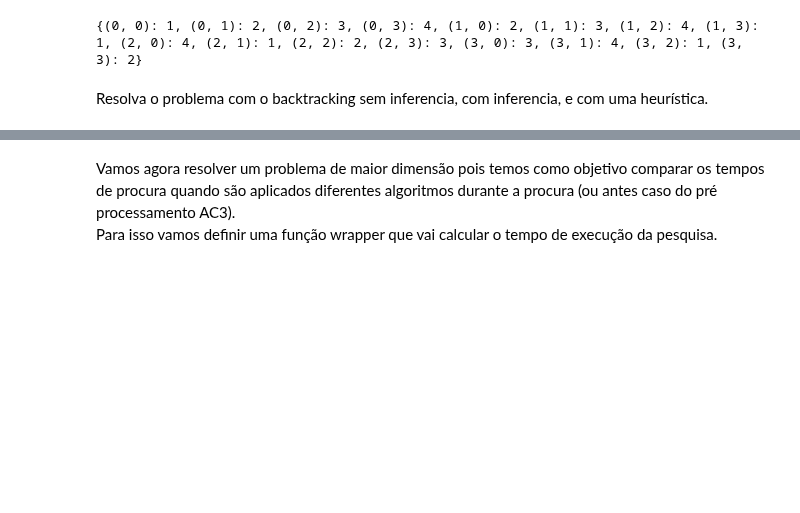
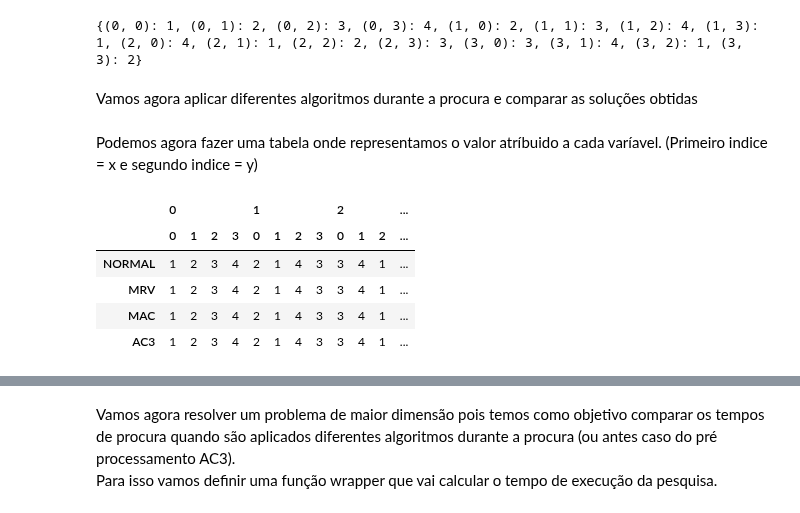
Before and after one commit to Singularitty/ProjetoSI, a Jupyter notebook: Projeto2/projeto2-SI/SI-proj2-42.ipynb, the cells around one changed output, grey strips where cells are left out. Drawn from its saved outputs; the diff is of its cells as text; code cells hidden in the pictures; blank space fills up the shorter version.

```diff
--- a/Projeto2/projeto2-SI/SI-proj2-42.ipynb
+++ b/Projeto2/projeto2-SI/SI-proj2-42.ipynb
@@ -183,5 +185,26 @@ E como a função devolve um dicionário com os valores solução afetados às v
 print(sol_q4_semi)
 # %% [output]
 {(0, 0): 1, (0, 1): 2, (0, 2): 3, (0, 3): 4, (1, 0): 2, (1, 1): 3, (1, 2): 4, (1, 3): 1, (2, 0): 4, (2, 1): 1, (2, 2): 2, (2, 3): 3, (3, 0): 3, (3, 1): 4, (3, 2): 1, (3, 3): 2}
-# %% [markdown]
-Resolva o problema com o backtracking sem inferencia, com inferencia, e com uma heurística.
+# %% [markdown]
+Vamos agora aplicar diferentes algoritmos durante a procura e comparar as soluções obtidas
+# %%
+p_q4 = quadrado_latino(4)
+
+solucoes_1 = {}
+solucoes_1["NORMAL"] = backtracking_search(p_q4)
+solucoes_1["MRV"] = backtracking_search(p_q4, select_unassigned_variable=mrv)
+solucoes_1["MAC"] = backtracking_search(p_q4, inference=mac)
+solucoes_1["AC3"] = backtracking_search(AC3(p_q4))
+# %% [markdown]
+Podemos agora fazer uma tabela onde representamos o valor atríbuido a cada varíavel. (Primeiro indice = x e segundo indice = y)
+# %%
+import pandas as pd
+
+pd.DataFrame(solucoes_1).T
+# %% [output]
+|  | 0 |  |  |  | 1 |  |  |  | 2 |  |  | ... |
+|  | 0 | 1 | 2 | 3 | 0 | 1 | 2 | 3 | 0 | 1 | 2 | ... |
+| NORMAL | 1 | 2 | 3 | 4 | 2 | 1 | 4 | 3 | 3 | 4 | 1 | ... |
+| MRV | 1 | 2 | 3 | 4 | 2 | 1 | 4 | 3 | 3 | 4 | 1 | ... |
+| MAC | 1 | 2 | 3 | 4 | 2 | 1 | 4 | 3 | 3 | 4 | 1 | ... |
+| AC3 | 1 | 2 | 3 | 4 | 2 | 1 | 4 | 3 | 3 | 4 | 1 | ... |
```
Also changed, not shown: parts of 60 cells of this notebook.
